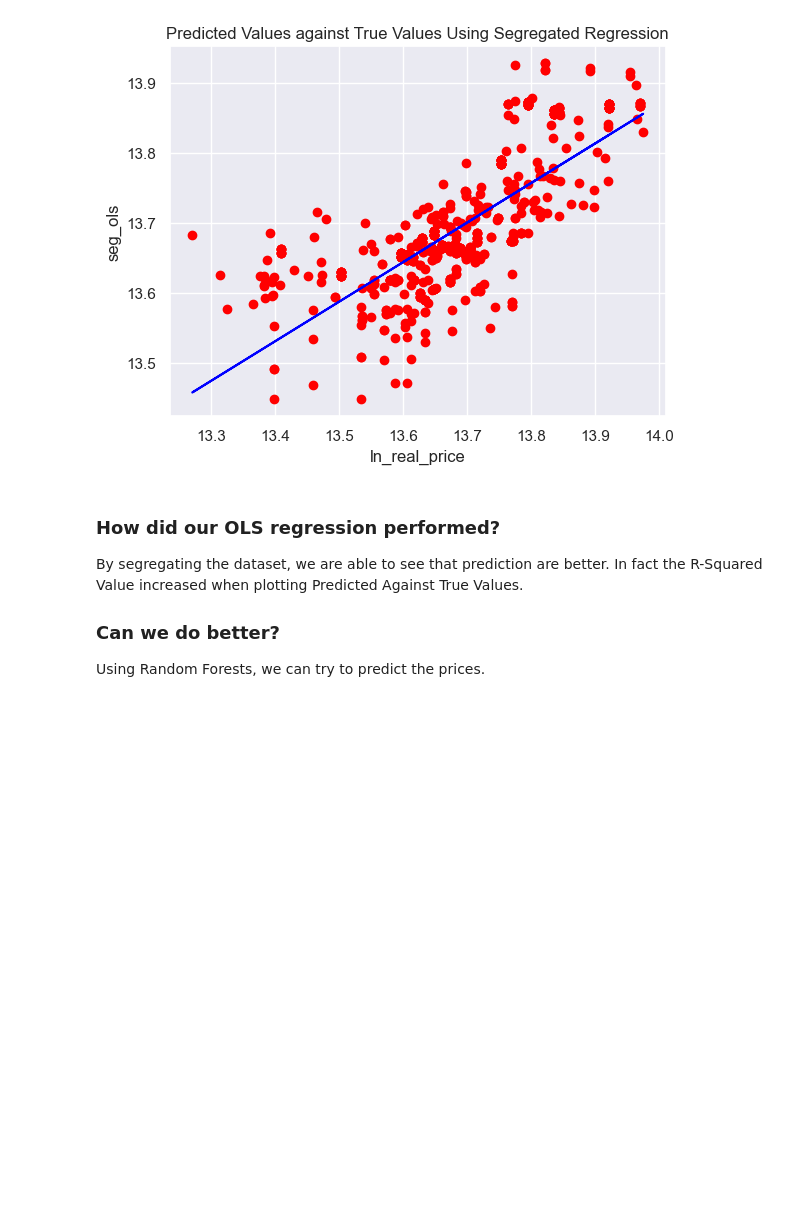
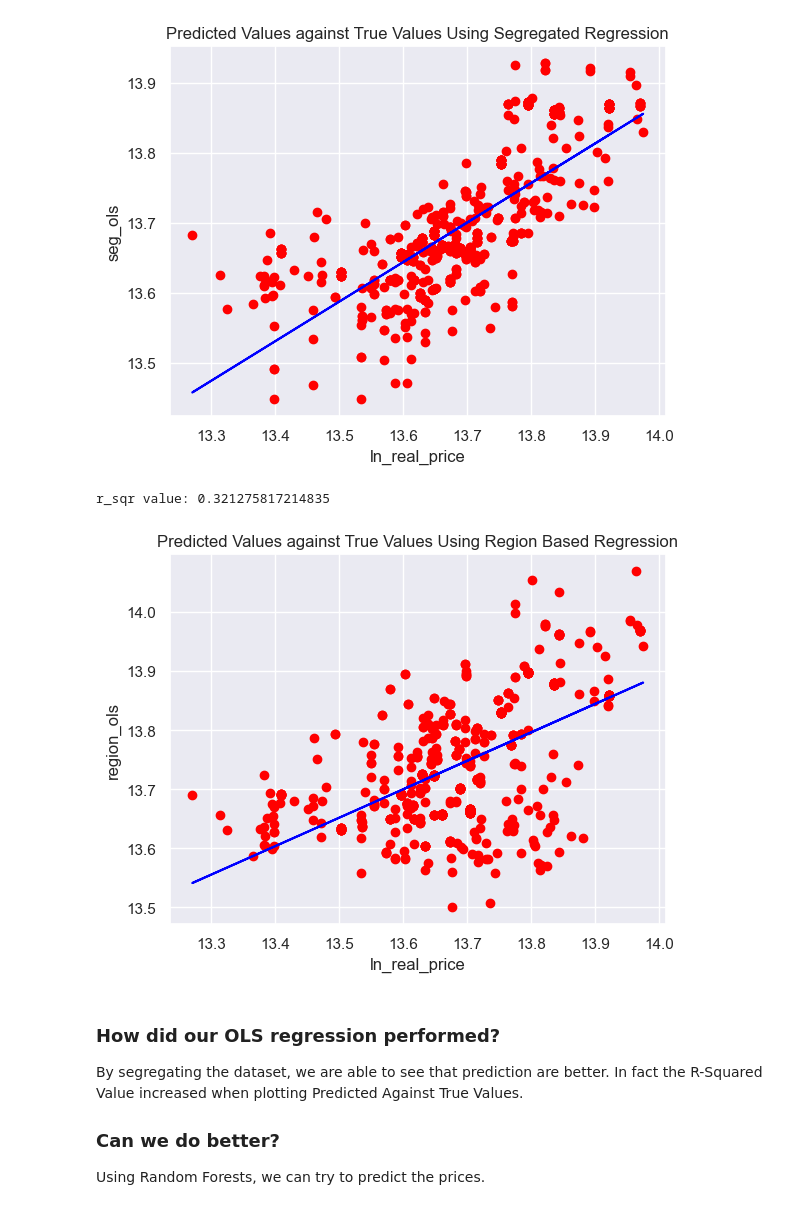
Before and after one commit to S-Samiksha/Urban_Economics, a Jupyter notebook: Machine Learning/Machine_Learning.ipynb, the cells around one changed output. Saved outputs shown, nothing was run; the diff lists cells and outputs as text; code cells hidden in the pictures; blank space fills up the shorter version.

```diff
--- a/Machine Learning/Machine_Learning.ipynb
+++ b/Machine Learning/Machine_Learning.ipynb
@@ -112,6 +125,11 @@ printgraph('ln_real_price', 'seg_ols', 'Predicted Values against True Values Usi
 # %% [output]
 r_sqr value: 0.5599448843943686
 [figure]
+# %%
+printgraph('ln_real_price', 'region_ols', 'Predicted Values against True Values Using Region Based Regression')
+# %% [output]
+r_sqr value: 0.321275817214835
+[figure, added]
 # %% [markdown]
 ### How did our OLS regression performed?
 By segregating the dataset, we are able to see that prediction are better. In fact the R-Squared Value increased when plotting Predicted Against True Values.
```
Also changed, not shown: parts of 9 cells of this notebook.
